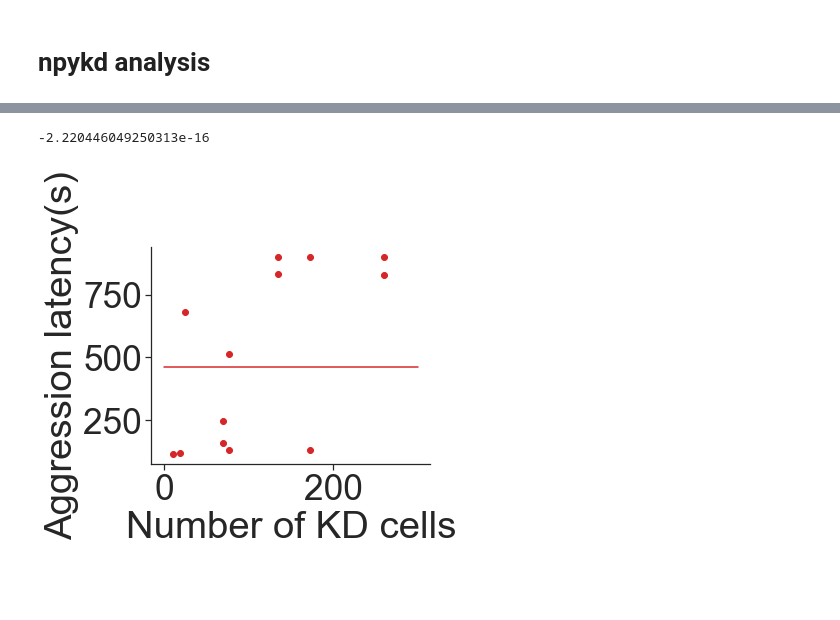
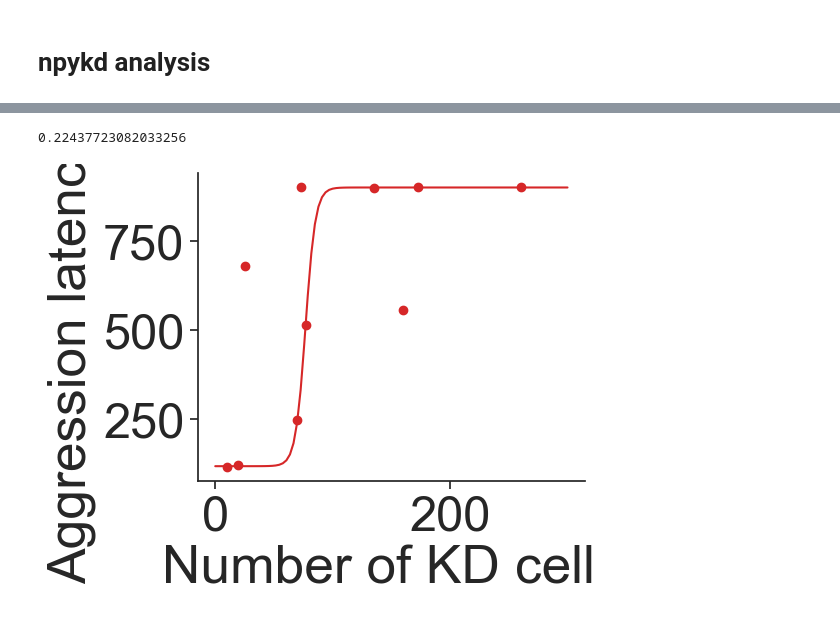
Before and after one commit to FrancisCrickInstitute/negative_parental_switch, a Jupyter notebook: NPW_manipulation/NPW_manipulation.ipynb, the cells around one changed output, grey strips where cells are left out. Saved outputs shown, nothing was run; the diff lists cells and outputs as text; code cells hidden in the pictures; blank space fills up the shorter version.

```diff
--- a/NPW_manipulation/NPW_manipulation.ipynb
+++ b/NPW_manipulation/NPW_manipulation.ipynb
@@ -687,17 +677,17 @@ for detection, name in zip(detections, names):
 # %%
 kd_cell_behav = pd.merge(kd_cells, df, on = 'mice_ID')
 # kd_cell_behav = kd_cell_behav[kd_cell_behav.mice_ID.isin(['JKAJ33.2f', 'JKAJ30.1f', 'JKBR2.1e',  'JKBR2.1f', 'JKAJ30.2c', 'JKAJ30.2b'])]
-mean_latency_cell = kd_cell_behav.groupby('num_detection').aggression_latency.mean().reset_index()
+mean_latency_cell = kd_cell_behav.groupby('num_detection').aggression_latency.max().reset_index()
 
 
-sns.lmplot(x = 'num_detection', y = 'aggression_latency', data = kd_cell_behav, aspect = 2/2)
+sns.lmplot(x = 'num_detection', y = 'aggression_latency', data = mean_latency_cell, aspect = 2/2)
 plt.xlabel('Number of KD cells')
 plt.ylabel('Aggression latency(s)')
 plt.savefig('output_figures/npykd_cells_agg_correlation.pdf', dpi=300,bbox_inches='tight')
 plt.savefig('output_figures/npykd_cells_agg_correlation.png', dpi=300,bbox_inches='tight')
 
 # test significance of the relationship
-model = smf.ols('aggression_latency ~ num_detection', data=kd_cell_behav).fit()
+model = smf.ols('aggression_latency ~ num_detection', data=mean_latency_cell).fit()
 model.summary()
 # %% [output]
 OLS Regression Results
@@ -723,26 +713,50 @@ Notes:
+# %%
+cleaned_df = mean_latency_cell[(mean_latency_cell.num_detection != 25) & (mean_latency_cell.num_detection != 73) & (mean_latency_cell.num_detection != 160)]
 # %%
 # curve fit to number of cells and aggression latency
 from scipy.optimize import curve_fit
 def logistic(x,A,x0,k,off):
     return A / (1 + np.exp(-k*(x-x0)))+off
 
-popt, pcov = curve_fit(logistic, mean_latency_cell.num_detection, mean_latency_cell.aggression_latency)
+# Initial parameter guesses and bounds
+min_aggression = min(mean_latency_cell.aggression_latency)
+max_aggression = max(mean_latency_cell.aggression_latency)
+# Set initial parameter guesses if not yet set
+initial_guess = [
+    max_aggression - min_aggression,  # Amplitude starting guess
+    np.median(mean_latency_cell.num_detection),  # x0 starting guess
+    1,  # k starting guess
+    min_aggression  # offset starting guess
+]
+
+# Define bounds for each parameter
+param_bounds = (
+    [0, 0, 0, min_aggression * 0.9],  # Lower bounds for A, x0, k, off
+    [3 * (max_aggression - min_aggression), np.inf, 100, max_aggression * 0.9]  # Upper bounds
+)
+# Fit the model
+popt, pcov = curve_fit(logistic, cleaned_df.num_detection, cleaned_df.aggression_latency, p0=initial_guess, bounds=param_bounds)
+
+
+
+
+# popt, pcov = curve_fit(logistic, mean_latency_cell.num_detection, mean_latency_cell.aggression_latency)
 
 # get r squared
 residuals = mean_latency_cell.aggression_latency - logistic(mean_latency_cell.num_detection, *popt)
 ss_res = np.sum(residuals**2)
 ss_tot = np.sum((mean_latency_cell.aggression_latency - np.mean(mean_latency_cell.aggression_latency))**2)
 r_squared = 1 - (ss_res / ss_tot)
 print(r_squared)
 
 
 x = np.linspace(0, 300, 100)
 y = logistic(x, *popt)
 plt.plot(x, y)
-plt.scatter(kd_cell_behav.num_detection, kd_cell_behav.aggression_latency)
+plt.scatter(mean_latency_cell.num_detection, mean_latency_cell.aggression_latency)
 plt.xlabel('Number of KD cells')
 plt.ylabel('Aggression latency(s)')
 sns.despine()
 # %% [output]
--2.220446049250313e-16
+0.22437723082033256
-[figure, old version]
+[figure, new version]
```
Also changed, not shown: parts of 31 cells of this notebook, 39 other files.
